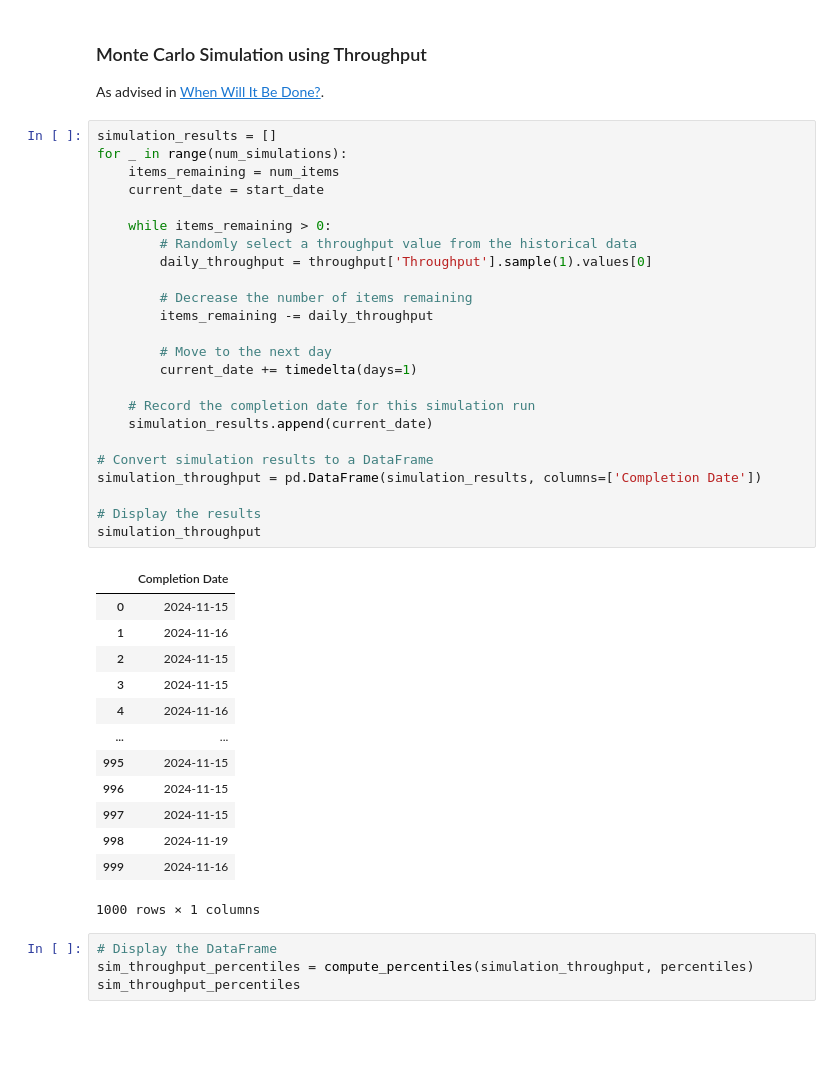
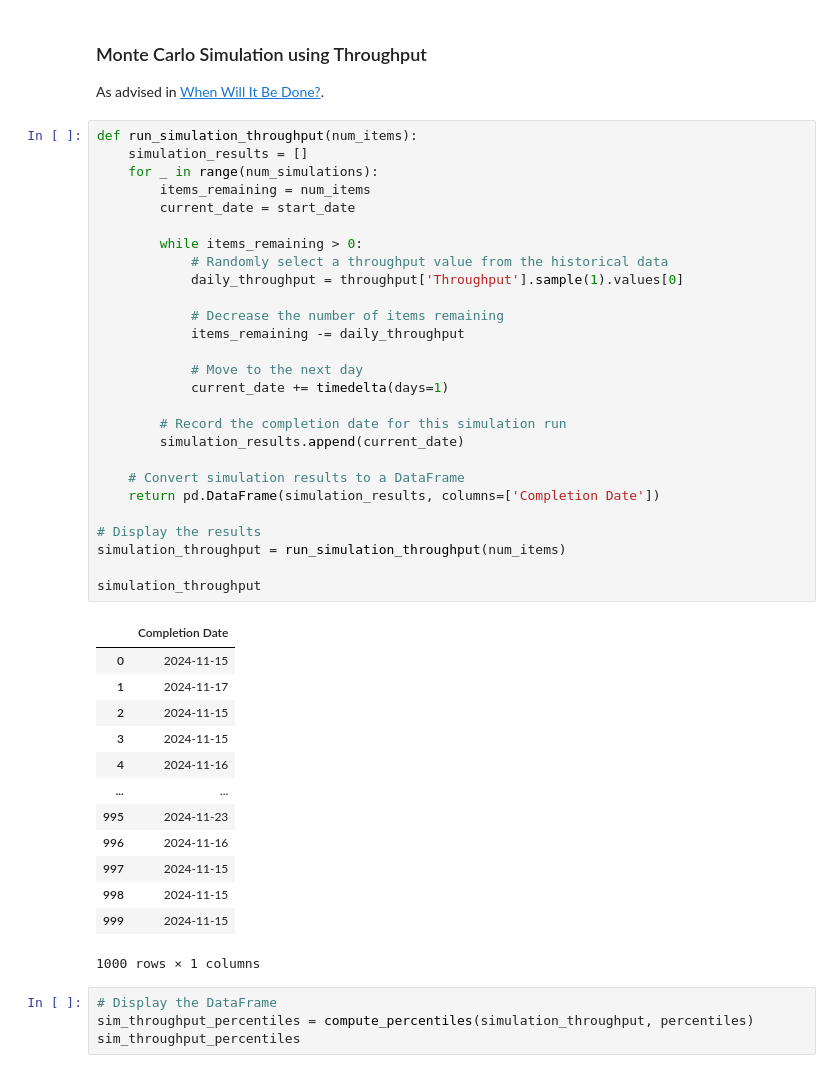
Before and after one commit to SelrahcD/monte-carlo-forecasting-notebook, a Jupyter notebook: forecasting.ipynb, the cells around one changed output. Cells and saved outputs as stored; diff of their text form; blank space fills up the shorter version.

```diff
--- a/forecasting.ipynb
+++ b/forecasting.ipynb
@@ -181,42 +181,45 @@ def plot_simulation_histogram(simulation_results, simulation_percentiles):
 
 As advised in [When Will It Be Done?](https://leanpub.com/whenwillitbedone).
 # %%
-simulation_results = []
-for _ in range(num_simulations):
-    items_remaining = num_items
-    current_date = start_date
+def run_simulation_throughput(num_items):
+    simulation_results = []
+    for _ in range(num_simulations):
+        items_remaining = num_items
+        current_date = start_date
 
-    while items_remaining > 0:
-        # Randomly select a throughput value from the historical data
-        daily_throughput = throughput['Throughput'].sample(1).values[0]
+        while items_remaining > 0:
+            # Randomly select a throughput value from the historical data
+            daily_throughput = throughput['Throughput'].sample(1).values[0]
 
-        # Decrease the number of items remaining
-        items_remaining -= daily_throughput
+            # Decrease the number of items remaining
+            items_remaining -= daily_throughput
 
-        # Move to the next day
-        current_date += timedelta(days=1)
+            # Move to the next day
+            current_date += timedelta(days=1)
 
-    # Record the completion date for this simulation run
-    simulation_results.append(current_date)
+        # Record the completion date for this simulation run
+        simulation_results.append(current_date)
 
-# Convert simulation results to a DataFrame
-simulation_throughput = pd.DataFrame(simulation_results, columns=['Completion Date'])
+    # Convert simulation results to a DataFrame
+    return pd.DataFrame(simulation_results, columns=['Completion Date'])
 
 # Display the results
+simulation_throughput = run_simulation_throughput(num_items)
+
 simulation_throughput
 # %% [output]
 |  | Completion Date |
 | 0 | 2024-11-15 |
-| 1 | 2024-11-16 |
+| 1 | 2024-11-17 |
 | 2 | 2024-11-15 |
 | 3 | 2024-11-15 |
 | 4 | 2024-11-16 |
 | ... | ... |
-| 995 | 2024-11-15 |
-| 996 | 2024-11-15 |
+| 995 | 2024-11-23 |
+| 996 | 2024-11-16 |
 | 997 | 2024-11-15 |
-| 998 | 2024-11-19 |
-| 999 | 2024-11-16 |
+| 998 | 2024-11-15 |
+| 999 | 2024-11-15 |
 1000 rows × 1 columns
 # %%
 # Display the DataFrame
```
Also changed, not shown: parts of 5 cells of this notebook.
